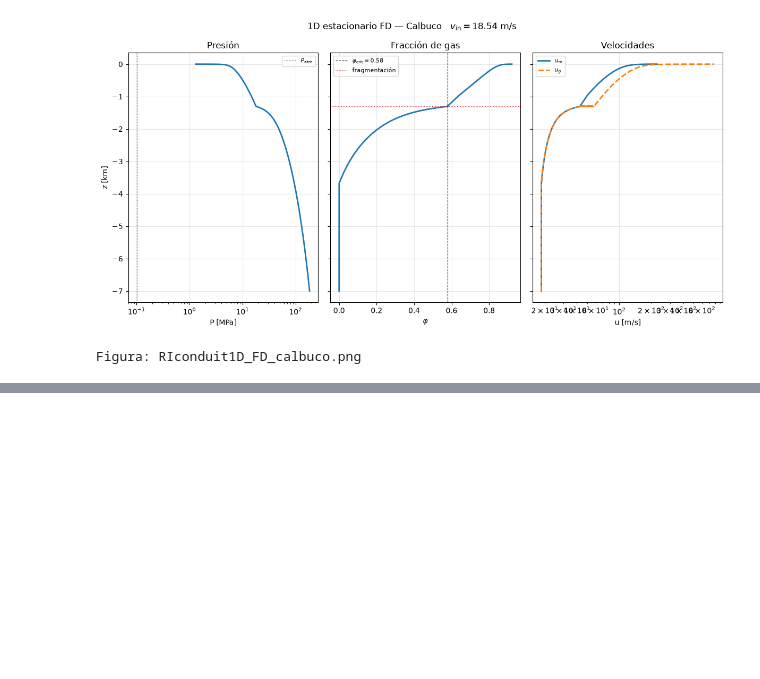
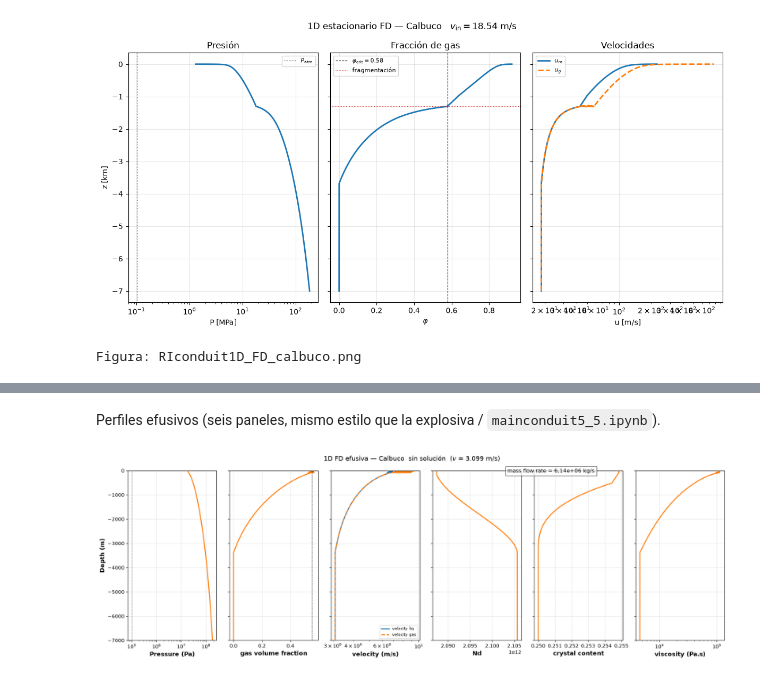
Before and after one commit to ignvciog/Proyecto-EDPN-U-de-Chile, a Jupyter notebook: mainconduit1D_FD.ipynb, the cells around one changed output, grey strips where cells are left out. Cells and saved outputs as stored; diff of their text form; code cells hidden in the pictures; blank space fills up the shorter version.

```diff
--- a/mainconduit1D_FD.ipynb
+++ b/mainconduit1D_FD.ipynb
@@ -190,0 +262,44 @@ Figura: RIconduit1D_FD_calbuco.png
+# %% [markdown]
+Perfiles efusivos (seis paneles, mismo estilo que la explosiva / `mainconduit5_5.ipynb`).
+# %%
+fig, axs = plt.subplots(1, 6, figsize=(18, 6), sharey=True)
+titulo = (
+    rf"1D FD efusiva — Calbuco  $v_\mathrm{{in}}$ = {vef:.3f} m/s"
+    if solef else
+    rf"1D FD efusiva — Calbuco  sin solución  ($v$ = {vef:.3f} m/s)"
+)
+fig.suptitle(titulo, fontsize=13)
+
+axs[0].semilogx(P_ef, zsol_ef, linewidth=2, color="C1")
+axs[0].axvline(Patm, color="k", ls=":", lw=0.8)
+axs[0].set_xlabel("Pressure (Pa)", fontweight="bold", fontsize=12)
+axs[0].set_ylabel("Depth (m)", fontweight="bold", fontsize=12)
+
+axs[1].plot(phi_ef, zsol_ef, linewidth=2, color="C1")
+axs[1].axvline(phicrit_ef, color="k", ls="--", lw=0.8)
+axs[1].set_xlabel("gas volume fraction", fontweight="bold", fontsize=12)
+
+axs[2].semilogx(um_ef, zsol_ef, label="velocity liq", linewidth=2, color="C0")
+axs[2].semilogx(ug_ef, zsol_ef, "--", label="velocity gas", linewidth=2, color="C1")
+axs[2].set_xlabel("velocity (m/s)", fontweight="bold", fontsize=12)
+axs[2].legend(fontsize=8)
+
+str2 = f"mass flow rate = {Q_ef * rho_ti_ef:.3g} kg/s"
+fig.text(0.65, 0.90, str2, fontsize=11, bbox=dict(facecolor="white", alpha=0.7))
+
+axs[3].plot(Nd_ef, zsol_ef, linewidth=2, color="C1")
+axs[3].set_xlabel("Nd", fontweight="bold", fontsize=12)
+
+axs[4].plot(x_cr_ef, zsol_ef, linewidth=2, color="C1")
+axs[4].set_xlabel("crystal content", fontweight="bold", fontsize=12)
+
+axs[5].semilogx(visc_ef, zsol_ef, linewidth=2, color="C1")
+axs[5].set_xlabel("viscosity (Pa.s)", fontweight="bold", fontsize=12)
+
+for ax in axs:
+    ax.set_ylim(zsol_ef.min(), 0)
+    ax.grid(True, alpha=0.3)
+fig.tight_layout()
+plt.show()
+# %% [output]
+[figure, added]
```
Also changed, not shown: parts of 8 cells of this notebook, 3 other files.
